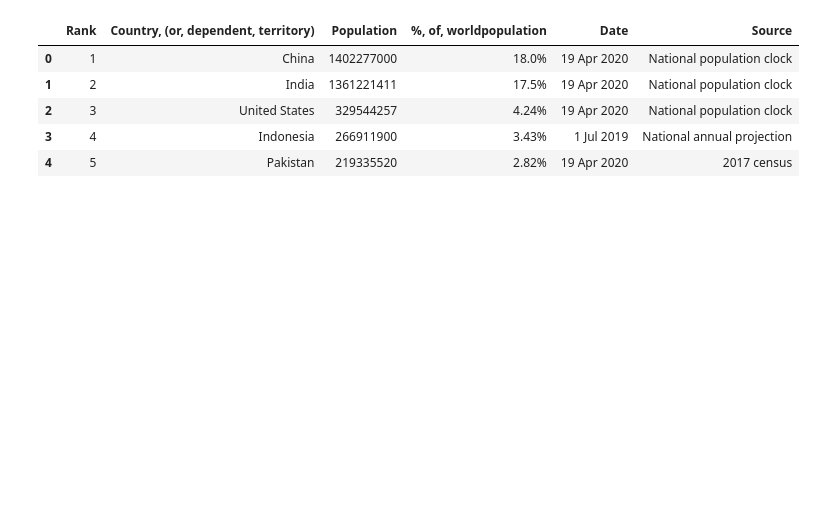
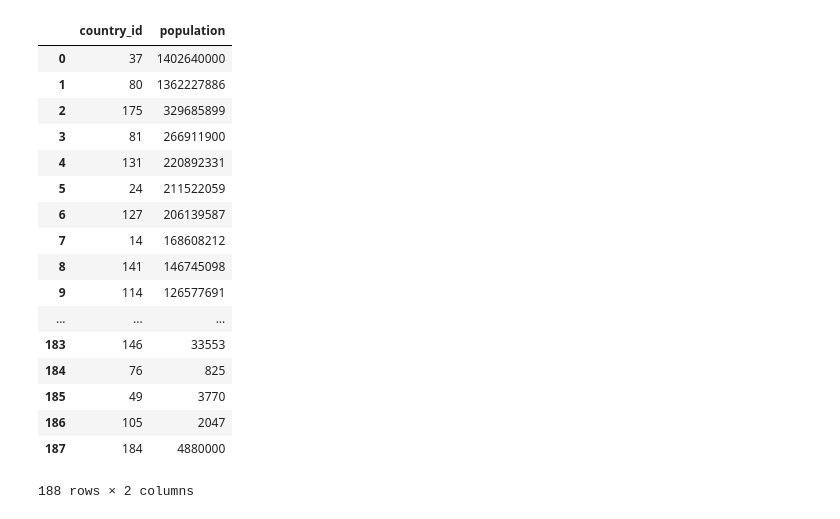
Before and after one commit to titusndondo/COVID-19, a Jupyter notebook: data/example - get_data.ipynb, the cells around one changed output. Cells and saved outputs as stored; diff of their text form; code cells hidden in the pictures; blank space fills up the shorter version.

```diff
--- a/data/example - get_data.ipynb
+++ b/data/example - get_data.ipynb
@@ -17,9 +274,0 @@ populationGlobal = populationGlobal()
-# %%
-populationGlobal.head()
-# %% [output]
-|  | Rank | Country, (or, dependent, territory) | Population | %, of, worldpopulation | Date | Source |
-| 0 | 1 | China | 1402277000 | 18.0% | 19 Apr 2020 | National population clock |
-| 1 | 2 | India | 1361221411 | 17.5% | 19 Apr 2020 | National population clock |
-| 2 | 3 | United States | 329544257 | 4.24% | 19 Apr 2020 | National population clock |
-| 3 | 4 | Indonesia | 266911900 | 3.43% | 1 Jul 2019 | National annual projection |
-| 4 | 5 | Pakistan | 219335520 | 2.82% | 19 Apr 2020 | 2017 census |
@@ -27,0 +275,51 @@ populationGlobal.to_csv('populationGlobal.csv')
+# %%
+populationGlobal['country'] = np.where(populationGlobal['country'] == 'DR Congo', 'Congo (Kinshasa)', populationGlobal['country'])
+populationGlobal['country'] = np.where(populationGlobal['country'] == 'Congo', 'Congo (Brazzaville)', populationGlobal['country'])
+populationGlobal['country'] = np.where(populationGlobal['country'] == 'Ivory Coast', "Cote d'Ivoire", populationGlobal['country'])
+populationGlobal['country'] = np.where(populationGlobal['country'] == 'Czech Republic', "Czechia", populationGlobal['country'])
+populationGlobal['country'] = np.where(populationGlobal['country'] == 'Eswatini', "Swaziland", populationGlobal['country'])
+populationGlobal['country'] = np.where(populationGlobal['country'] == 'East Timor', "Timor-Leste", populationGlobal['country'])
+populationGlobal['country'] = np.where(populationGlobal['country'] == 'São Tomé and Príncipe', "Sao Tome and Principe", populationGlobal['country'])
+populationGlobal['country'] = np.where(populationGlobal['country'] == 'Vatican City', "Holy See", populationGlobal['country'])
+populationGlobal['country'] = np.where(populationGlobal['country'] == 'Myanmar', "Burma", populationGlobal['country'])
+
+
+my_dict = {
+    'country': ['Diamond Princess', 'MS Zaandam', 'West Bank and Gaza'],
+    'population':[3770, 2047, 4880000]
+
+        }
+
+more_populations = pd.DataFrame(my_dict)
+populationGlobal = pd.concat(
+    [populationGlobal, more_populations], sort = True
+)
+# %%
+populationGlobal = pd.merge(
+    left = populationGlobal,
+    right = Countries,
+    how = 'right'
+)
+
+columns_order = ['country_id', 'population']
+populationGlobal = populationGlobal.loc[:, columns_order]
+populationGlobal
+# %% [output]
+|  | country_id | population |
+| 0 | 37 | 1402640000 |
+| 1 | 80 | 1362227886 |
+| 2 | 175 | 329685899 |
+| 3 | 81 | 266911900 |
+| 4 | 131 | 220892331 |
+| 5 | 24 | 211522059 |
+| 6 | 127 | 206139587 |
+| 7 | 14 | 168608212 |
+| 8 | 141 | 146745098 |
+| 9 | 114 | 126577691 |
+| ... | ... | ... |
+| 183 | 146 | 33553 |
+| 184 | 76 | 825 |
+| 185 | 49 | 3770 |
+| 186 | 105 | 2047 |
+| 187 | 184 | 4880000 |
+188 rows × 2 columns
```
Also changed, not shown: parts of 30 cells of this notebook, 10 other files.
